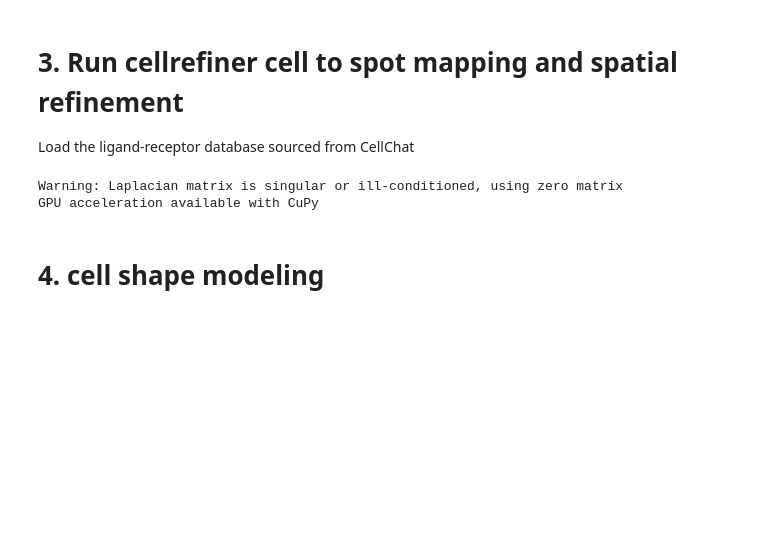
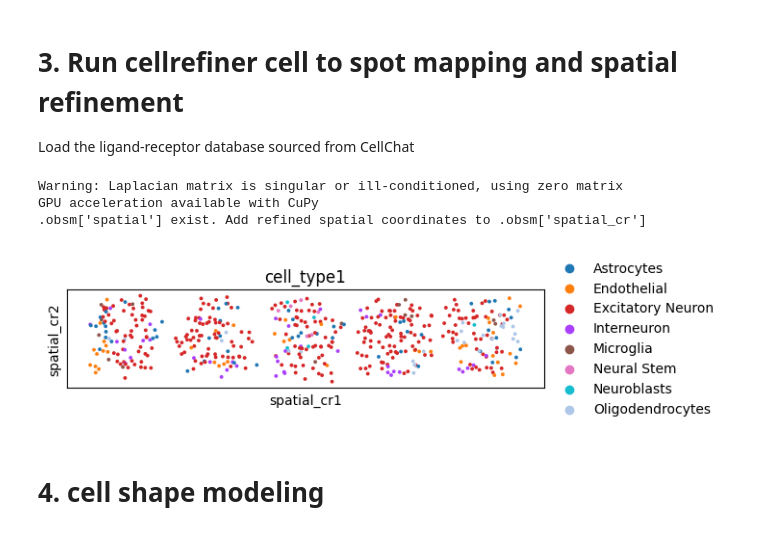
Before and after one commit to FPGro/cellrefiner, a Jupyter notebook: tutorials/benchmark_mouse_cortex_seqfishp.ipynb, the cells around one changed output. Saved outputs shown, nothing was run; the diff lists cells and outputs as text; code cells hidden in the pictures; blank space fills up the shorter version.

```diff
--- a/tutorials/benchmark_mouse_cortex_seqfishp.ipynb
+++ b/tutorials/benchmark_mouse_cortex_seqfishp.ipynb
@@ -94,10 +87,15 @@ AnnData object with n_obs × n_vars = 127 × 10000
 Load the ligand-receptor database sourced from CellChat
 # %%
 db_lr = cr.pp.ligand_receptor_database()
-adata_cr = cr.pp.spatial_mapping(adata_st,adata_sc,db_lr,scale=wx/2,cluster_key_sc = 'cell_type1',n_cell=4)
+adata_cr = cr.pp.spatial_mapping(adata_st,adata_sc,db_lr,cluster_key_sc = 'cell_type1',n_cell=4,scale=wx/2)
 # %% [output]
 Warning: Laplacian matrix is singular or ill-conditioned, using zero matrix
 GPU acceleration available with CuPy
+.obsm['spatial'] exist. Add refined spatial coordinates to .obsm['spatial_cr']
+# %%
+sc.pl.spatial(adata_cr,color = cluster_key_sc,basis='spatial_cr',spot_size=100)
+# %% [output]
+[figure, added]
 # %% [markdown]
 # 4. cell shape modeling
 # %%
```
Also changed, not shown: parts of 8 cells of this notebook, 12 other files.
